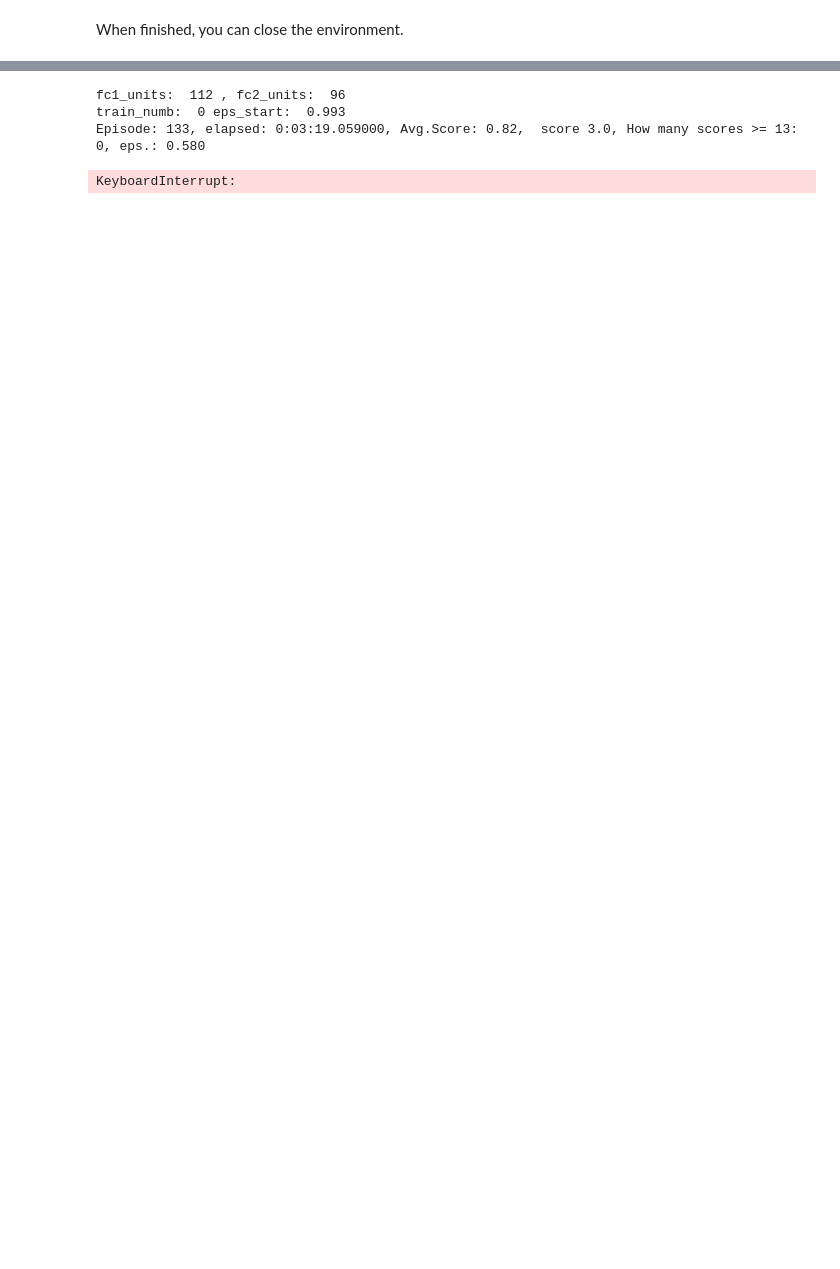
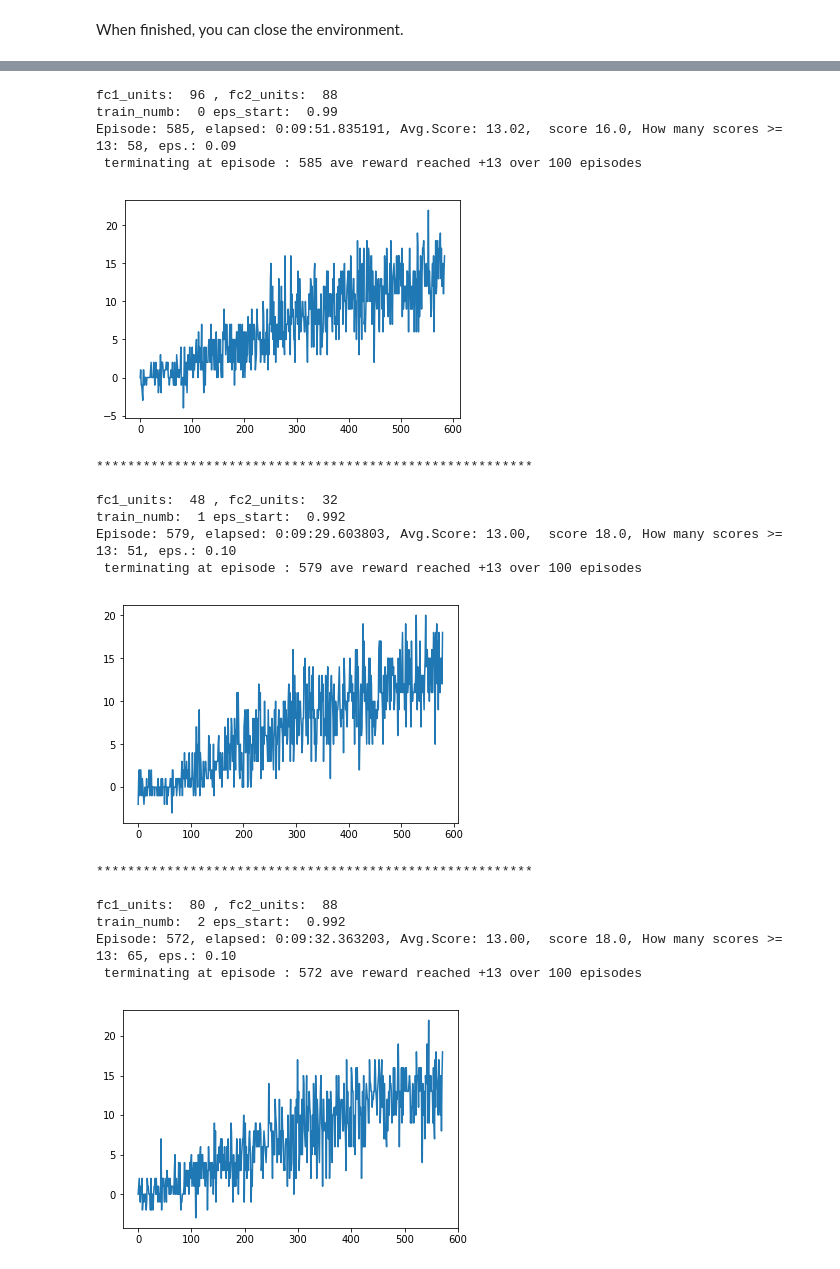
Before and after one commit to Rafael1s/Deep-Reinforcement-Learning-Algorithms, a Jupyter notebook: Project-1_Navigation/Navigation.ipynb, the cells around one changed output, grey strips where cells are left out. Saved outputs shown, nothing was run; the diff lists cells and outputs as text; code cells hidden in the pictures; blank space fills up the shorter version.

```diff
--- a/Project-1_Navigation/Navigation.ipynb
+++ b/Project-1_Navigation/Navigation.ipynb
@@ -11,3 +15,6 @@ We begin by importing some necessary packages.  If the code cell below returns a
 # %%
 from unityagents import UnityEnvironment
 import numpy as np
+
+# please do not modify the line below
+env = UnityEnvironment(file_name="/data/Banana_Linux_NoVis/Banana.x86_64")
@@ -29,2 +37,0 @@ env = UnityEnvironment(file_name="Banana.app")
-# %%
-env = UnityEnvironment(file_name="Banana_Windows_x86_64/Banana.exe")
@@ -193,33 +196,48 @@ Several train sessions with different hyperparameters
 # %%
 import random
 
 list_fc1_units = []
 list_fc2_units = []
 list_eps_start = []
 list_episodes  = []
 
-numb_of_trains = 2 # 5 # 10
+numb_of_trains = 5 # 10
 for i in range(0, numb_of_trains):
     #generate random number of nodes
     fc1_nodes = random.randrange(48, 128, 16) # possible numbers : 48, 64, 80, 96, 112, 128 ( > 37)
     fc2_nodes = random.randrange(fc1_nodes - 16 , fc1_nodes + 16, 8)   # possible numbers  with step 8
 
     #randomly initialize epsilon
     epsilon_start = random.randrange(988, 995, 1)/1000.
 
     print('fc1_units: ', fc1_nodes, ', fc2_units: ', fc2_nodes)
     print('train_numb: ', i, 'eps_start: ',epsilon_start)
     agent = Agent(state_size=37, action_size=4, seed=1, fc1_units=fc1_nodes, fc2_units=fc2_nodes)
     scores, episodes = dqn(n_episodes = 2000, eps_start = epsilon_start, train_numb=i)  # train with current params
     list_fc1_units.append(fc1_nodes)
     list_fc2_units.append(fc2_nodes)
     list_eps_start.append(epsilon_start)
     list_episodes.append(episodes)
     plt.plot(scores)
     plt.show()
     print("\n********************************************************\n")
 # %% [output]
-fc1_units:  112 , fc2_units:  96
-train_numb:  0 eps_start:  0.993
-Episode: 133, elapsed: 0:03:19.059000, Avg.Score: 0.82,  score 3.0, How many scores >= 13: 0, eps.: 0.580
+fc1_units:  96 , fc2_units:  88
+train_numb:  0 eps_start:  0.99
+Episode: 585, elapsed: 0:09:51.835191, Avg.Score: 13.02,  score 16.0, How many scores >= 13: 58, eps.: 0.09
+ terminating at episode : 585 ave reward reached +13 over 100 episodes
+[figure, added]
-KeyboardInterrupt:
+********************************************************
+
+fc1_units:  48 , fc2_units:  32
+train_numb:  1 eps_start:  0.992
+Episode: 579, elapsed: 0:09:29.603803, Avg.Score: 13.00,  score 18.0, How many scores >= 13: 51, eps.: 0.10
+ terminating at episode : 579 ave reward reached +13 over 100 episodes
+[figure, added]
+********************************************************
+
+fc1_units:  80 , fc2_units:  88
+train_numb:  2 eps_start:  0.992
+Episode: 572, elapsed: 0:09:32.363203, Avg.Score: 13.00,  score 18.0, How many scores >= 13: 65, eps.: 0.10
+ terminating at episode : 572 ave reward reached +13 over 100 episodes
+[figure, added]
```
Also changed, not shown: parts of 22 cells of this notebook, 1 other file.
